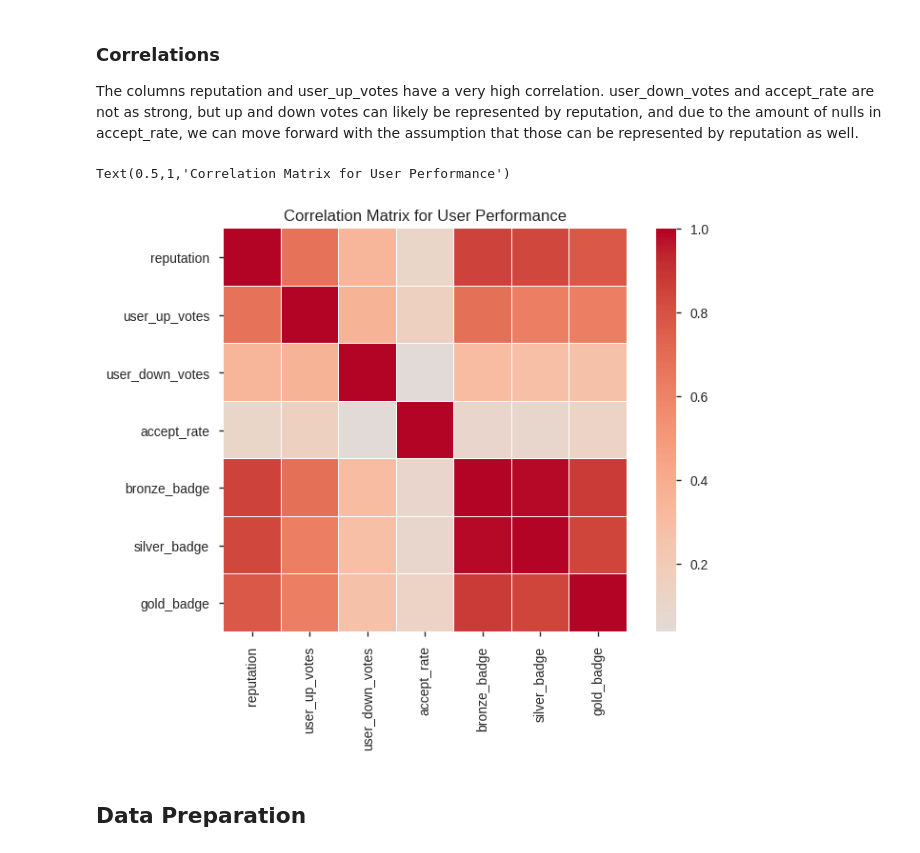
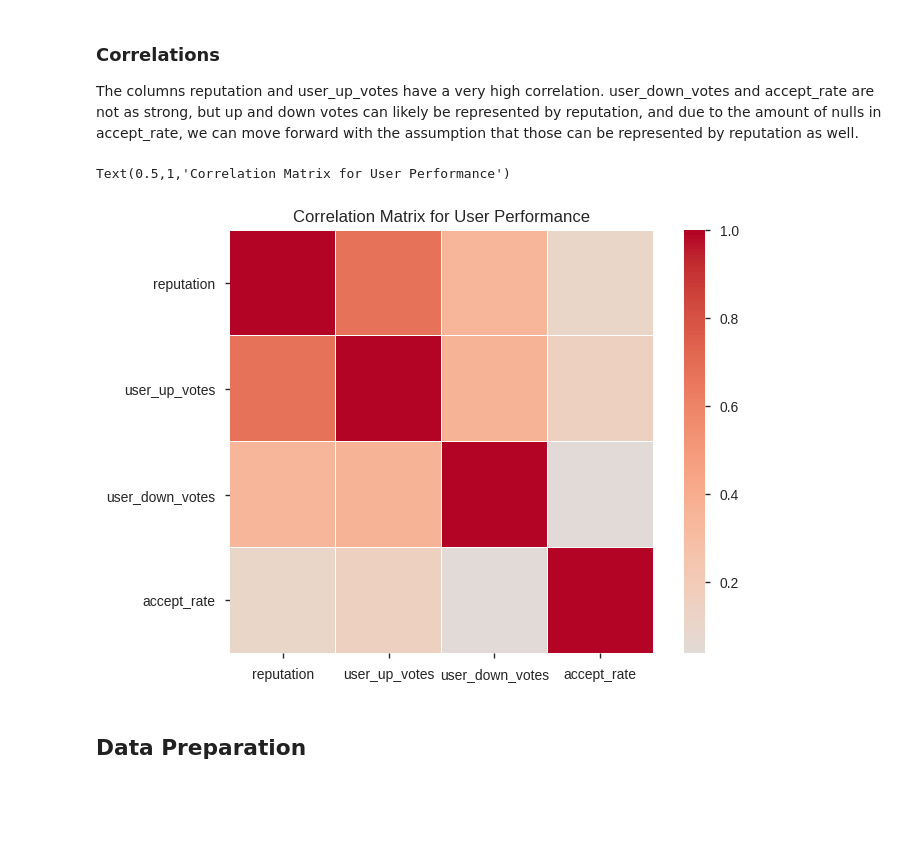
Before and after one commit to dparks-seattletimes/DATASCI420-milestone, a Jupyter notebook: DavidParks-M01-Capstone-Proposal.ipynb, the cells around one changed output. Cells and saved outputs as stored; diff of their text form; code cells hidden in the pictures; blank space fills up the shorter version.

```diff
--- a/DavidParks-M01-Capstone-Proposal.ipynb
+++ b/DavidParks-M01-Capstone-Proposal.ipynb
@@ -387,14 +280,12 @@ See the caveats in the documentation: http://pandas.pydata.org/pandas-docs/stabl
 
 The columns reputation and user_up_votes have a very high correlation.  user_down_votes and accept_rate are not as strong, but up and down votes can likely be represented by reputation, and due to the amount of nulls in accept_rate, we can move forward with the assumption that those can be represented by reputation as well.
 # %%
-corr = df_trimmed[['reputation', 'user_up_votes', 'user_down_votes', 'accept_rate', 'bronze_badge', 'silver_badge', 'gold_badge']].corr()
+corr = df_trimmed[['reputation', 'user_up_votes', 'user_down_votes', 'accept_rate']].corr() #, 'bronze_badge', 'silver_badge', 'gold_badge']].corr()
 ax = sns.heatmap(corr, center=0, square=True, linewidths=0.25, cmap="coolwarm")
 ax.set_title("Correlation Matrix for User Performance")
-
-### High correlation among badges and reputation
 # %% [output]
 Text(0.5,1,'Correlation Matrix for User Performance')
-[figure, old version]
+[figure, new version]
 # %% [markdown]
 ## Data Preparation
 # %%
```
Also changed, not shown: parts of 11 cells of this notebook.
